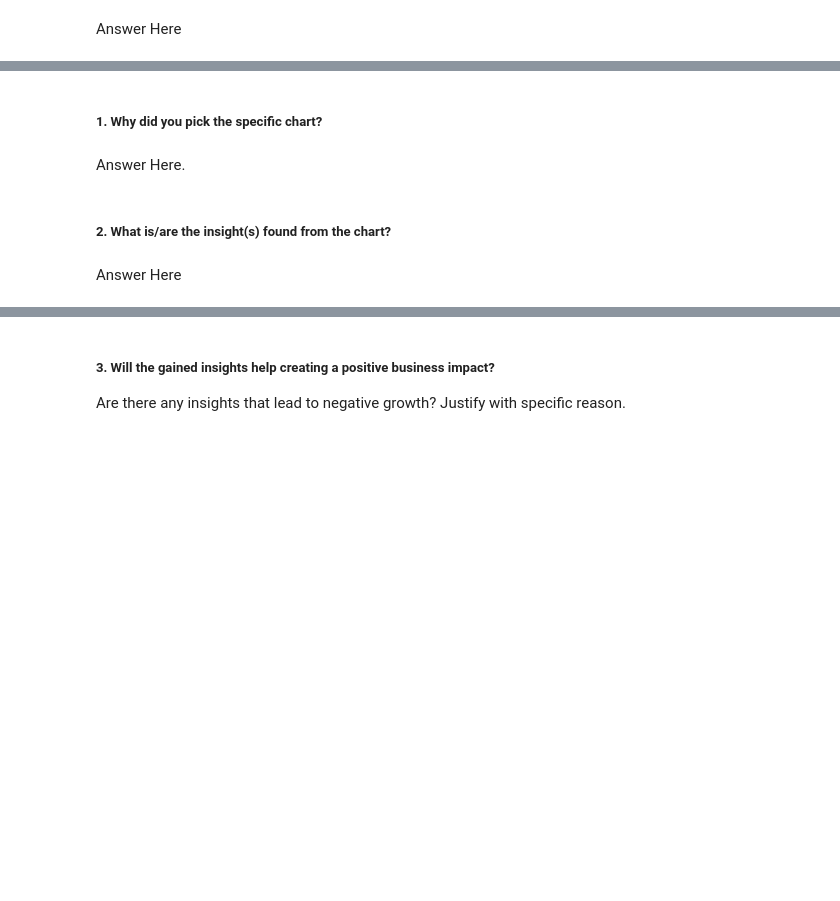
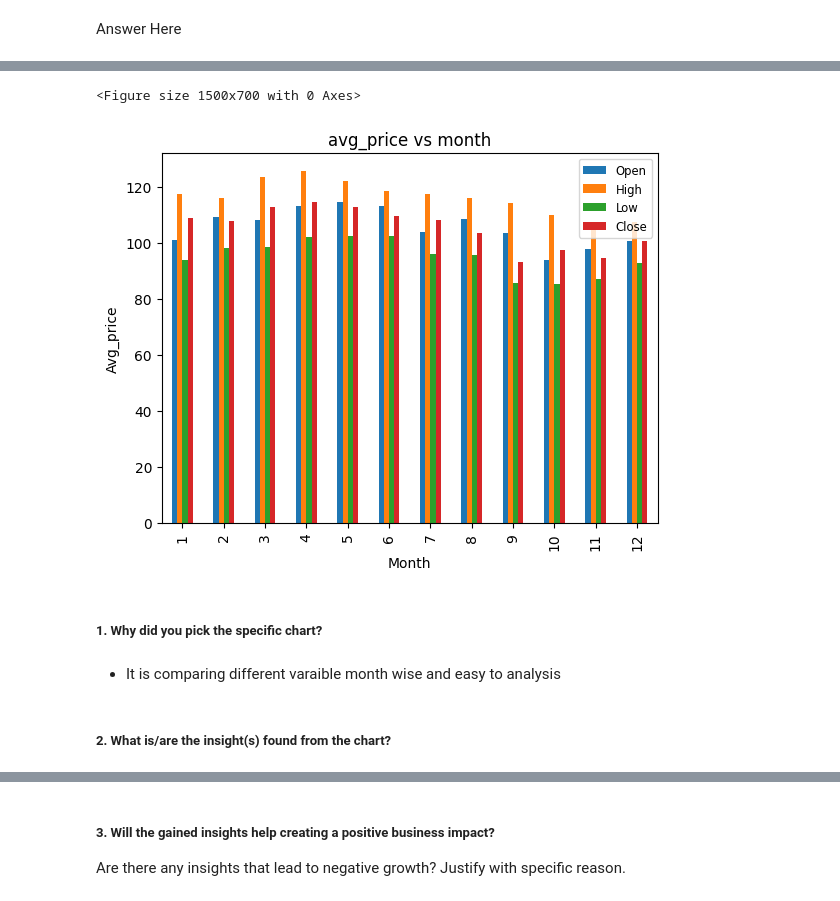
Before and after one commit to chetansgode/Yes-bank-stock-closing-price-prediction, a Jupyter notebook: Yes_bank_stock_closing_price_prediction.ipynb, the cells around one changed output, grey strips where cells are left out. Cells and saved outputs as stored; diff of their text form; code cells hidden in the pictures; blank space fills up the shorter version.

```diff
--- a/Yes_bank_stock_closing_price_prediction.ipynb
+++ b/Yes_bank_stock_closing_price_prediction.ipynb
@@ -269,0 +400,4 @@ Answer Here
+# %%
+#check avg price of share month wise
+a=df.groupby(df['Date'].dt.month)['Open', 'High', 'Low', 'Close'].mean()
+print(a)
@@ -270,8 +419,18 @@ Answer Here
+# %%
+# Chart - 3 visualization code
+plt.figure(figsize=(15,7))
+a.plot(kind='bar')
+plt.legend(fontsize='small')
+plt.xlabel('Month')
+plt.ylabel('Avg_price')
+plt.title('avg_price vs month')
+plt.show()
+# %% [output]
+<Figure size 1500x700 with 0 Axes>
+[figure, added]
 # %% [markdown]
 ##### 1. Why did you pick the specific chart?
-# %% [markdown]
-Answer Here.
+# %% [markdown]
+* It is comparing different varaible month wise and easy to analysis
 # %% [markdown]
 ##### 2. What is/are the insight(s) found from the chart?
-# %% [markdown]
-Answer Here
```
Also changed, not shown: parts of 143 cells of this notebook.
